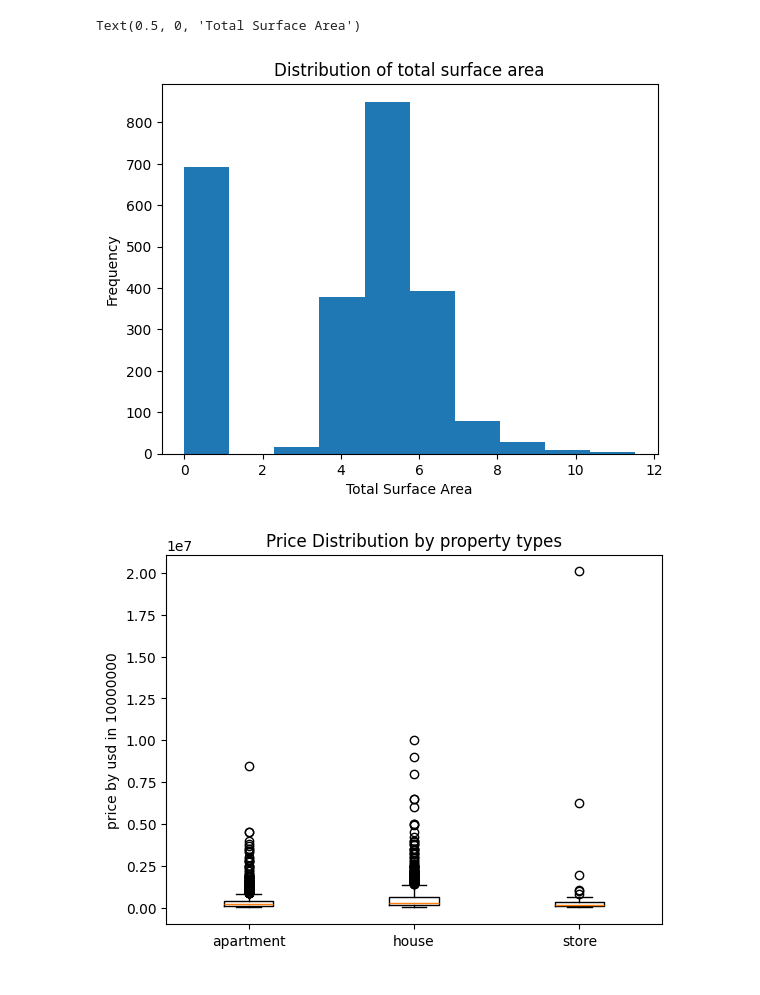
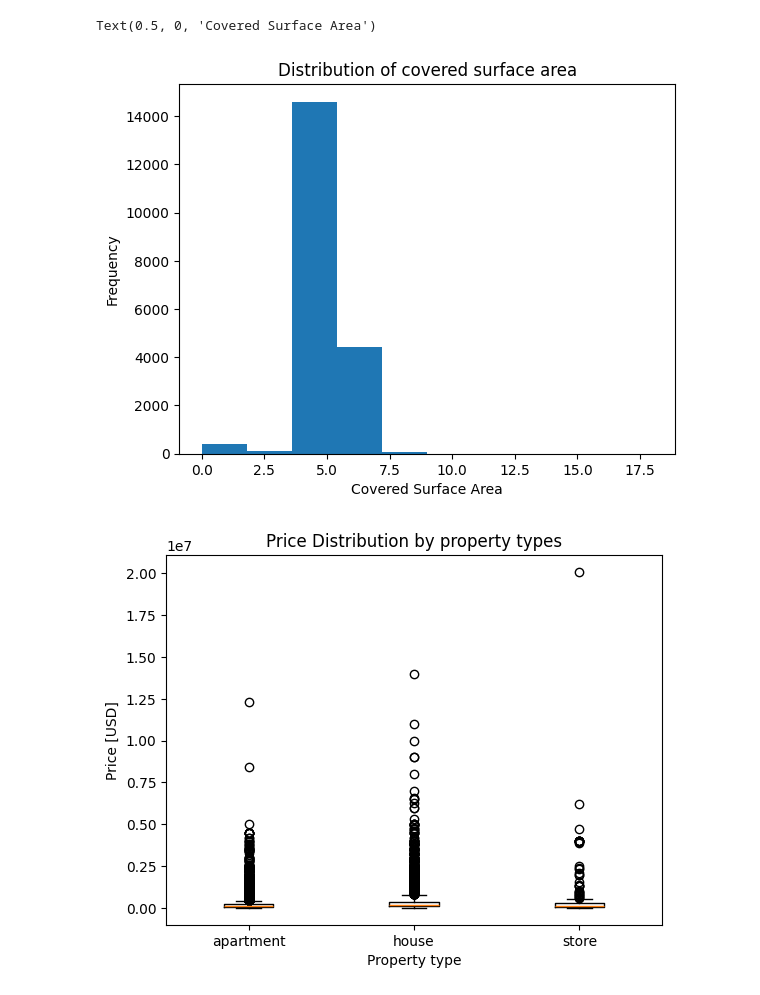
Before and after one commit to LiquidMercury-tech/Mexico-city-real-estate, a Jupyter notebook: real-estate.ipynb, the cells around one changed output. Cells and saved outputs as stored; diff of their text form; code cells hidden in the pictures.

```diff
--- a/real-estate.ipynb
+++ b/real-estate.ipynb
@@ -107,17 +120,23 @@ properati_url                    0
 dtype: int64
 # %%
-real_estate_df = (real_estate_df.drop(columns=['operation','currency','price','price_aprox_local_currency','price_usd_per_m2','floor','rooms','expenses','properati_url','price_per_m2' ])
-                .dropna()
-                  )
+real_estate_df = real_estate_df.drop(columns=[
+    'operation', 'currency', 'price', 'price_aprox_local_currency',
+    'price_usd_per_m2', 'floor', 'rooms', 'expenses',
+    'properati_url', 'price_per_m2', 'surface_total_in_m2'
+])
 # %%
-real_estate_df.place_with_parent_names= real_estate_df.place_with_parent_names.astype('string')
-real_estate_df['lat-lon'] = real_estate_df['lat-lon'].astype('string')
+real_estate_df["place_with_parent_names"] = real_estate_df["place_with_parent_names"].astype("string")
+real_estate_df["lat-lon"] = real_estate_df["lat-lon"].astype("string")
 
-real_estate_df=((real_estate_df.assign(state=lambda x: x["place_with_parent_names"].str.split("|", expand=True)[2],
-                 lat=lambda x:x['lat-lon'].str.split(',').str[0],
-                 lon=lambda x:x['lat-lon'].str.split(',').str[1])
-                 )
-        .drop(columns=['place_with_parent_names','lat-lon']))
+real_estate_df = (
+    real_estate_df.assign(
+        state=lambda x: x["place_with_parent_names"].str.split("|", expand=True)[2],
+        lat=lambda x: pd.to_numeric(x["lat-lon"].str.split(",").str[0], errors="coerce"),
+        lon=lambda x: pd.to_numeric(x["lat-lon"].str.split(",").str[1], errors="coerce"),
+    )
+    .drop(columns=["place_with_parent_names", "lat-lon"])
+    .dropna()
+)
 # %%
 
 real_estate_df
@@ -149,22 +168,23 @@ Text(0, 0.5, 'Frequency')
 # %%
 fig,ax=plt.subplots()
-ax.hist(np.log1p(real_estate_df['surface_total_in_m2']))
-ax.set_title('Distribution of total surface area')
+ax.hist(np.log1p(real_estate_df['surface_covered_in_m2']))
+ax.set_title('Distribution of covered surface area')
 ax.set_ylabel('Frequency')
-ax.set_xlabel('Total Surface Area')
+ax.set_xlabel('Covered Surface Area')
 # %% [output]
-Text(0.5, 0, 'Total Surface Area')
+Text(0.5, 0, 'Covered Surface Area')
-[figure, old version]
+[figure, new version]
 # %%
-property_types=real_estate_df['property_type'].unique()
-data_by_type=[real_estate_df[real_estate_df['property_type']== type]["price_aprox_usd"] for type in property_types]
-fig,ax=plt.subplots()
-ax.boxplot(data_by_type,labels=property_types)
+property_types = real_estate_df['property_type'].unique()
+data_by_type = [real_estate_df[real_estate_df['property_type'] == ptype]["price_aprox_usd"] for ptype in property_types]
+fig, ax = plt.subplots()
+ax.boxplot(data_by_type, tick_labels=property_types)
 ax.set_title('Price Distribution by property types')
-ax.set_ylabel('price by usd in 10000000')
+ax.set_xlabel('Property type')
+ax.set_ylabel('Price [USD]')
 plt.show()
 # %% [output]
-[figure, old version]
+[figure, new version]
 # %%
 topstates=(real_estate_df['state']
     .value_counts()
```
Also changed, not shown: parts of 30 cells of this notebook, 2 other files.
